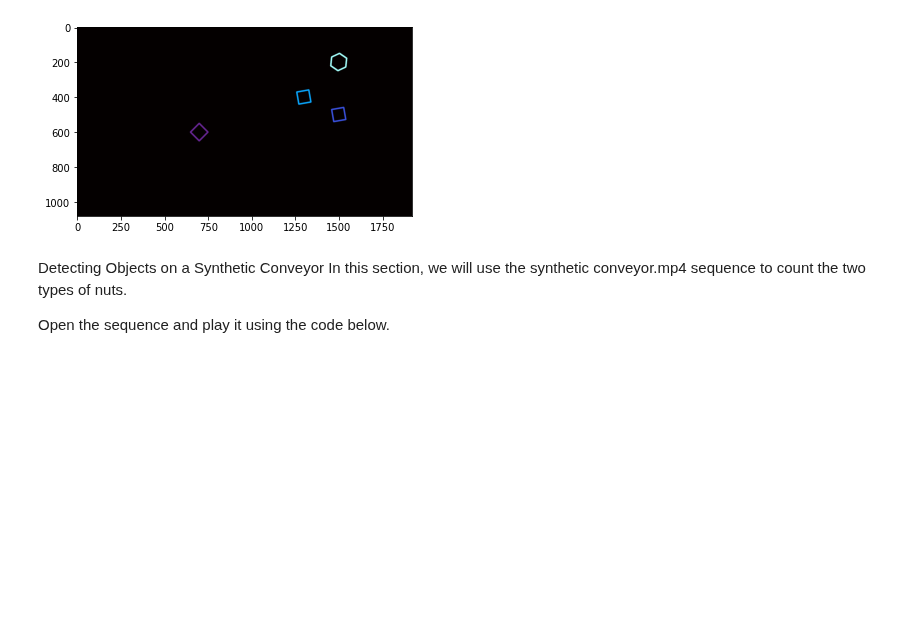
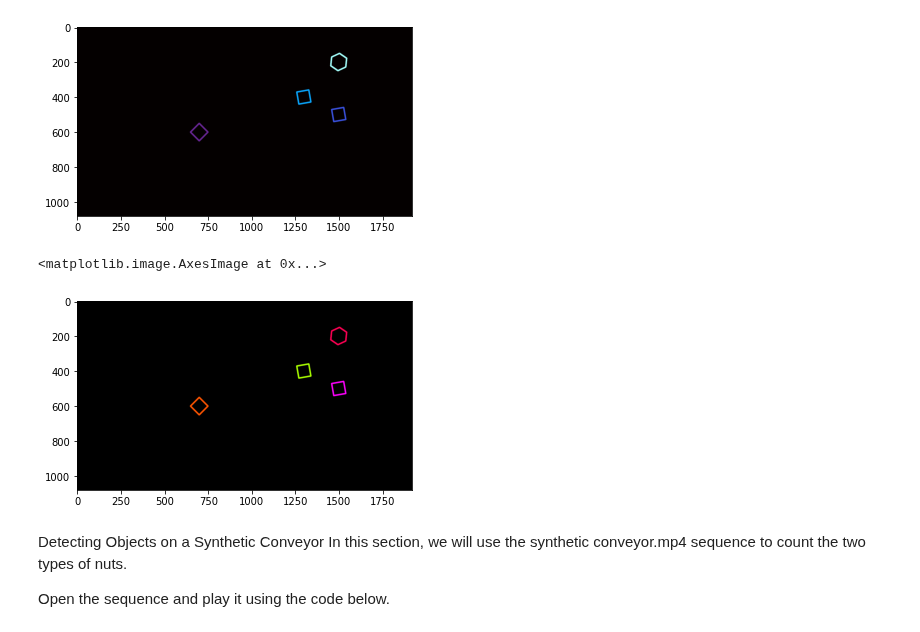
Before and after one commit to KCSAbeywickrama/EN2550-Excercises, a Jupyter notebook: Assignment_03/190018V_a03.ipynb, the cells around one changed output. Saved outputs shown, nothing was run; the diff lists cells and outputs as text; code cells hidden in the pictures; blank space fills up the shorter version.

```diff
--- a/Assignment_03/190018V_a03.ipynb
+++ b/Assignment_03/190018V_a03.ipynb
@@ -267,6 +267,16 @@ plt.imshow(cont_draw)
 # %% [output]
 <matplotlib.image.AxesImage at 0x...>
 [figure]
+# %%
+contours, hierarchy = cv.findContours(convyr, cv.RETR_EXTERNAL, cv.CHAIN_APPROX_SIMPLE)
+cont_draw=np.zeros((*convyr.shape,3),dtype=np.uint8)
+for i in range(len(contours)):
+    cont_draw=cv.drawContours(cont_draw,contours,i,(np.random.randint(18)*10,255,255),8)
+
+plt.imshow(cv.cvtColor(cont_draw,cv.COLOR_HSV2RGB))
+# %% [output]
+<matplotlib.image.AxesImage at 0x...>
+[figure, added]
 # %% [markdown]
 Detecting Objects on a Synthetic Conveyor
 In this section, we will use the synthetic conveyor.mp4 sequence to count the two types of nuts.
```
Also changed, not shown: parts of 5 cells of this notebook, 1 other file.
